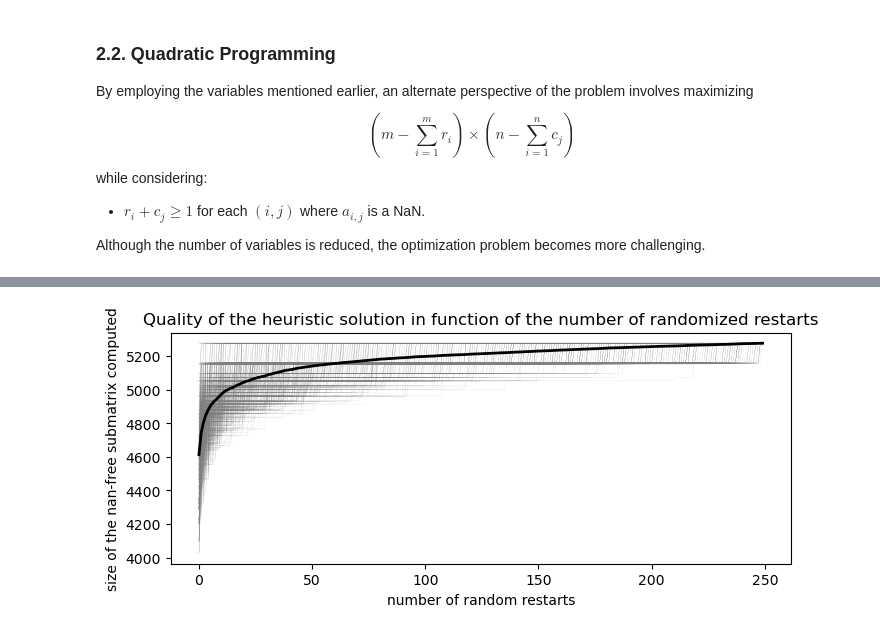
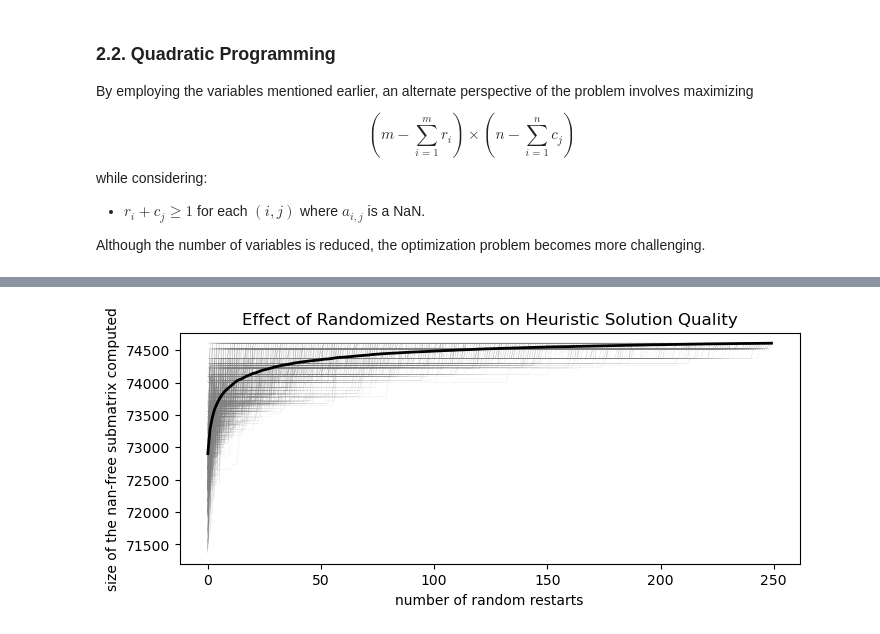
Before and after one commit to CyrilJl/OptiMask, a Jupyter notebook: notebooks/Optimask.ipynb, the cells around one changed output, grey strips where cells are left out. Cells and saved outputs as stored; diff of their text form; code cells hidden in the pictures.

```diff
--- a/notebooks/Optimask.ipynb
+++ b/notebooks/Optimask.ipynb
@@ -231,26 +362,25 @@ def cummax(arr):
 # %%
-m, n = 8000, 40
-ratio = 0.03
-x = generate_random(m, n, ratio)
+def convergence_plot(m, n, ratio, n_tries, n_permutations=1000):
+    def cummax(arr): return np.maximum.accumulate(arr)
 
-opti_mask = OptiMask(n_tries=1)
+    x = generate_random(m, n, ratio)
 
-ret = []
-for _ in range(250):
-    rows, cols = opti_mask.solve(x)
-    ret.append(len(rows)*len(cols))
-ret = np.array(ret)
+    opti_mask = OptiMask(n_tries=1)
 
-ret_mean = np.zeros_like(ret, dtype=float)
+    ret = np.zeros(n_tries)
+    for k in range(n_tries):
+        rows, cols = opti_mask.solve(x)
+        ret[k] = len(rows) * len(cols)
 
-n_permutations = 1000
-plt.figure(figsize=(8, 3))
-for _ in range(n_permutations):
-    ret_iter = cummax(ret[np.random.permutation(len(ret))])
-    plt.plot(ret_iter, c='grey', lw=0.05)
-    ret_mean += ret_iter/n_permutations
-plt.plot(ret_mean, c='k', lw=2)
-plt.xlabel('number of random restarts')
-plt.ylabel('size of the nan-free submatrix computed')
-plt.title("Effect of Randomized Restarts on Heuristic Solution Quality")
-plt.show()
+    ret_mean = np.zeros_like(ret, dtype=float)
+
+    plt.figure(figsize=(8, 3))
+    for _ in range(n_permutations):
+        ret_iter = cummax(ret[np.random.permutation(len(ret))])
+        plt.plot(ret_iter, c='grey', lw=0.05)
+        ret_mean += ret_iter / n_permutations
+    plt.plot(ret_mean, c='k', lw=2)
+    plt.xlabel('number of random restarts')
+    plt.ylabel('size of the nan-free submatrix computed')
+    plt.title("Effect of Randomized Restarts on Heuristic Solution Quality")
+    plt.show()
@@ -259,28 +387,4 @@ plt.show()
-# %%
-m, n = 500, 500
-ratio = 0.05
-x = generate_random(m, n, ratio)
-
-opti_mask = OptiMask(n_tries=1)
-
-ret = []
-for _ in range(250):
-    rows, cols = opti_mask.solve(x)
-    ret.append(len(rows)*len(cols))
-ret = np.array(ret)
-
-ret_mean = np.zeros_like(ret, dtype=float)
-
-n_permutations = 1000
-plt.figure(figsize=(8, 3))
-for _ in range(n_permutations):
-    ret_iter = cummax(ret[np.random.permutation(len(ret))])
-    plt.plot(ret_iter, c='grey', lw=0.05)
-    ret_mean += ret_iter/n_permutations
-plt.plot(ret_mean, c='k', lw=2)
-plt.xlabel('number of random restarts')
-plt.ylabel('size of the nan-free submatrix computed')
-plt.title("Quality of the heuristic solution in function of the number of randomized restarts")
-plt.show()
-# %% [output]
-[figure, removed]
+# %%
+convergence_plot(m=5000, n=50, ratio=0.025, n_tries=250)
+# %% [output]
+[figure, added]
```
Also changed, not shown: parts of 32 cells of this notebook.
